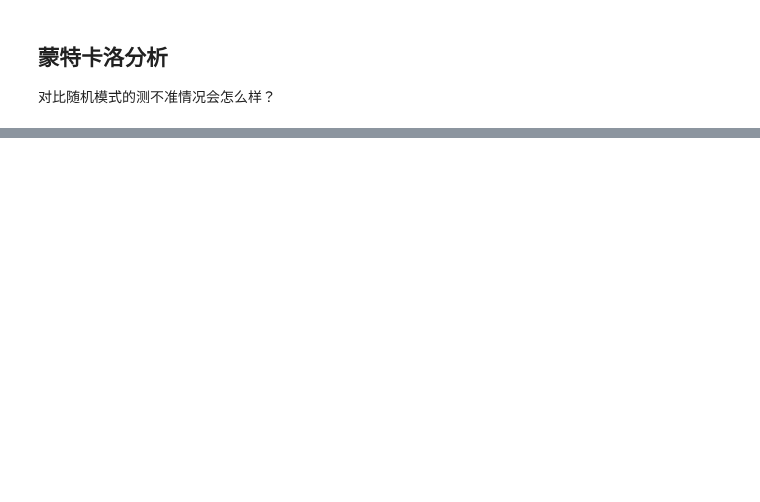
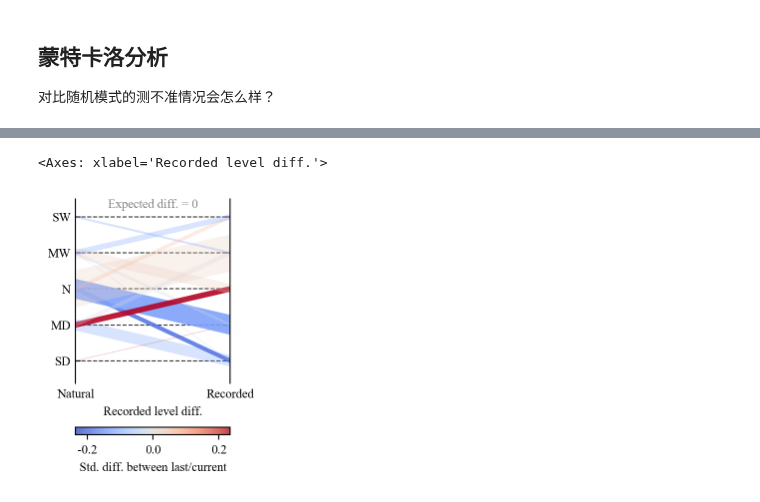
Before and after one commit to SongshGeo/shifting_baseline, a Jupyter notebook: reports/boxes.ipynb, the cells around one changed output, grey strips where cells are left out. Cells and saved outputs as stored; diff of their text form; code cells hidden in the pictures; blank space fills up the shorter version.

```diff
--- a/reports/boxes.ipynb
+++ b/reports/boxes.ipynb
@@ -421,0 +144,14 @@ plt.show();
+# %%
+from matplotlib import pyplot as plt
+from past1000.utils.plot import plot_mismatch_matrix
+
+
+plot_mismatch_matrix(
+    actual_diff_aligned=actual_diff,
+    p_value_matrix=df_p,
+    false_count_matrix=df_false,
+)
+plt.show()
+# %% [output]
+<Axes: xlabel='Recorded level diff.'>
+[figure, added]
```
Also changed, not shown: parts of 16 cells of this notebook, 5 other files.
